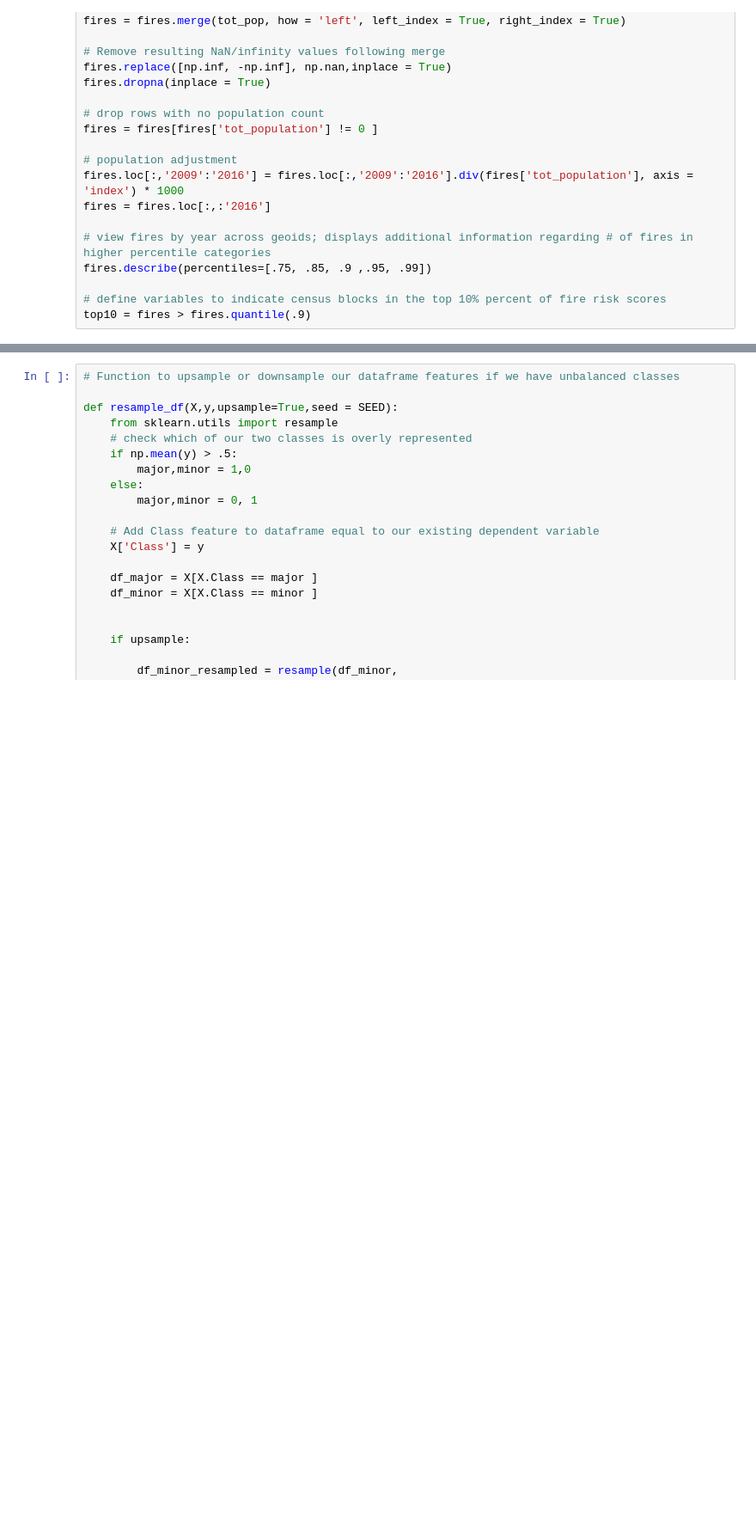
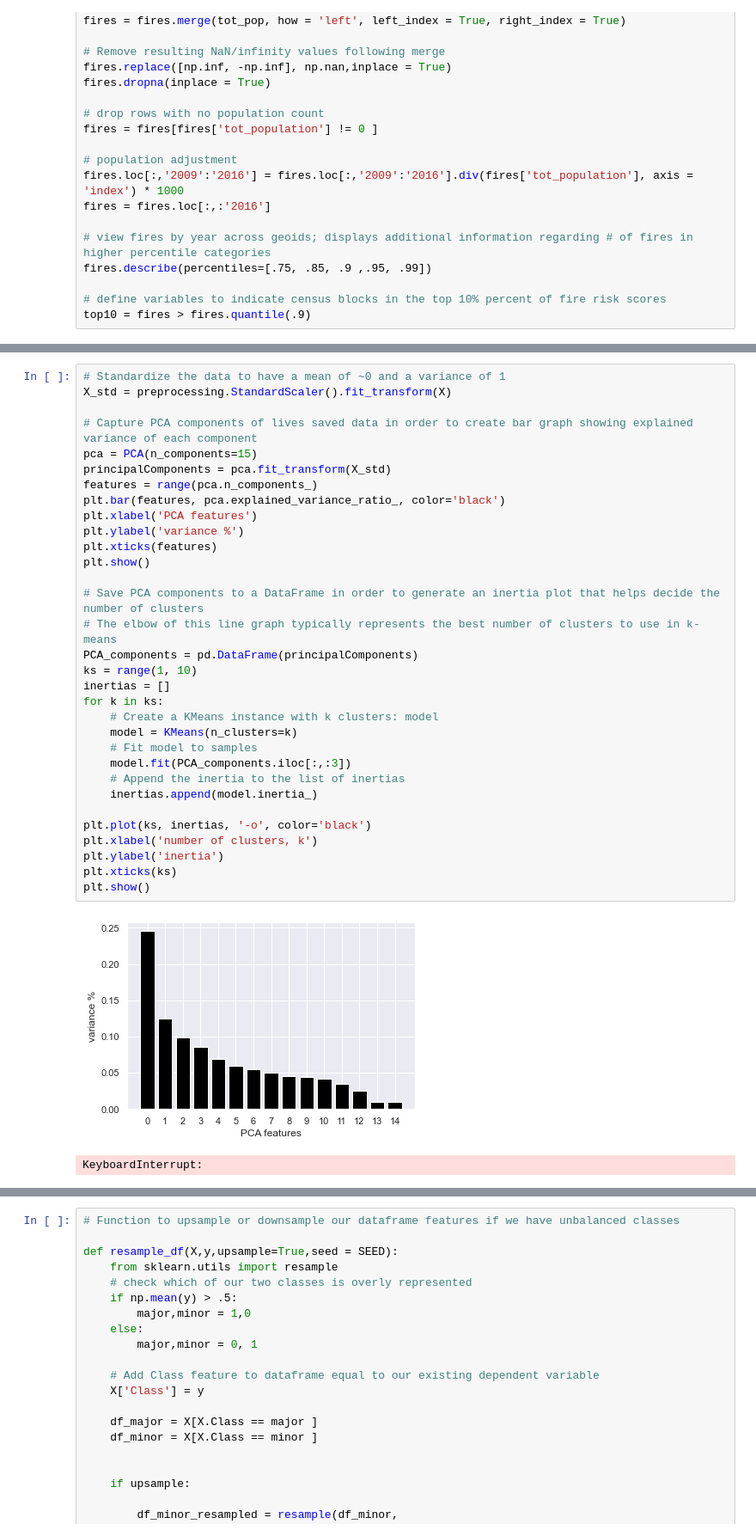
Before and after one commit to DataKind-DC/rcp2, a Jupyter notebook: Code/Models/NFIRS_Block_level-Performance by State.ipynb, the cells around one changed output, grey strips where cells are left out. Shown at 86% size. Saved outputs shown, nothing was run; the diff lists cells and outputs as text; blank space fills up the shorter version.

```diff
--- a/Code/Models/NFIRS_Block_level-Performance by State.ipynb
+++ b/Code/Models/NFIRS_Block_level-Performance by State.ipynb
@@ -228,0 +271,35 @@ ACS = ACS[['house_yr_pct_earlier_1939', 'house_pct_occupied', 'house_pct_family_
+# %%
+# Standardize the data to have a mean of ~0 and a variance of 1
+X_std = preprocessing.StandardScaler().fit_transform(X)
+
+# Capture PCA components of lives saved data in order to create bar graph showing explained variance of each component
+pca = PCA(n_components=15)
+principalComponents = pca.fit_transform(X_std)
+features = range(pca.n_components_)
+plt.bar(features, pca.explained_variance_ratio_, color='black')
+plt.xlabel('PCA features')
+plt.ylabel('variance %')
+plt.xticks(features)
+plt.show()
+
+# Save PCA components to a DataFrame in order to generate an inertia plot that helps decide the number of clusters
+# The elbow of this line graph typically represents the best number of clusters to use in k-means
+PCA_components = pd.DataFrame(principalComponents)
+ks = range(1, 10)
+inertias = []
+for k in ks:
+    # Create a KMeans instance with k clusters: model
+    model = KMeans(n_clusters=k)
+    # Fit model to samples
+    model.fit(PCA_components.iloc[:,:3])
+    # Append the inertia to the list of inertias
+    inertias.append(model.inertia_)
+
+plt.plot(ks, inertias, '-o', color='black')
+plt.xlabel('number of clusters, k')
+plt.ylabel('inertia')
+plt.xticks(ks)
+plt.show()
+# %% [output]
+[figure, added]
+KeyboardInterrupt:
```
Also changed, not shown: parts of 11 cells of this notebook, 2 other files.
